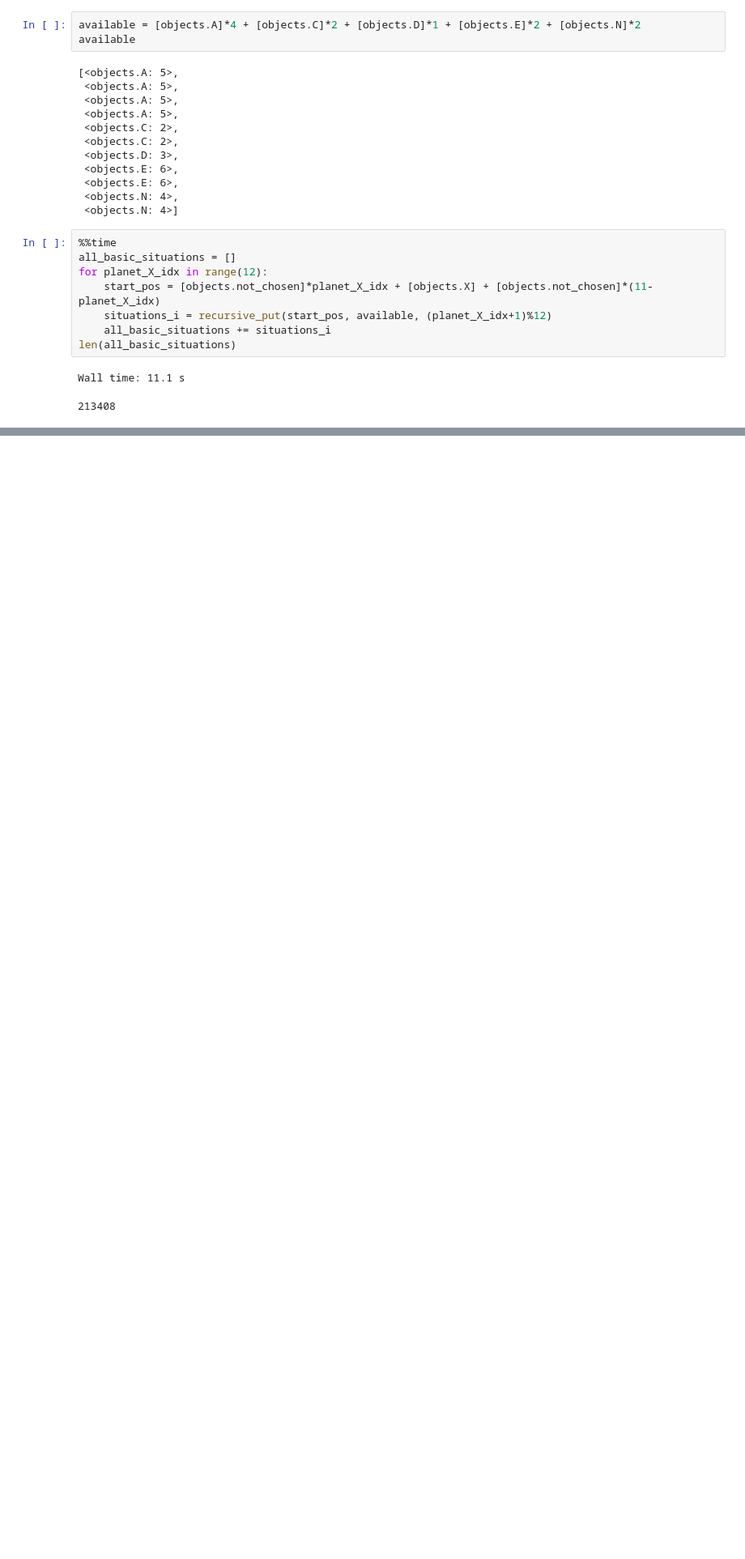
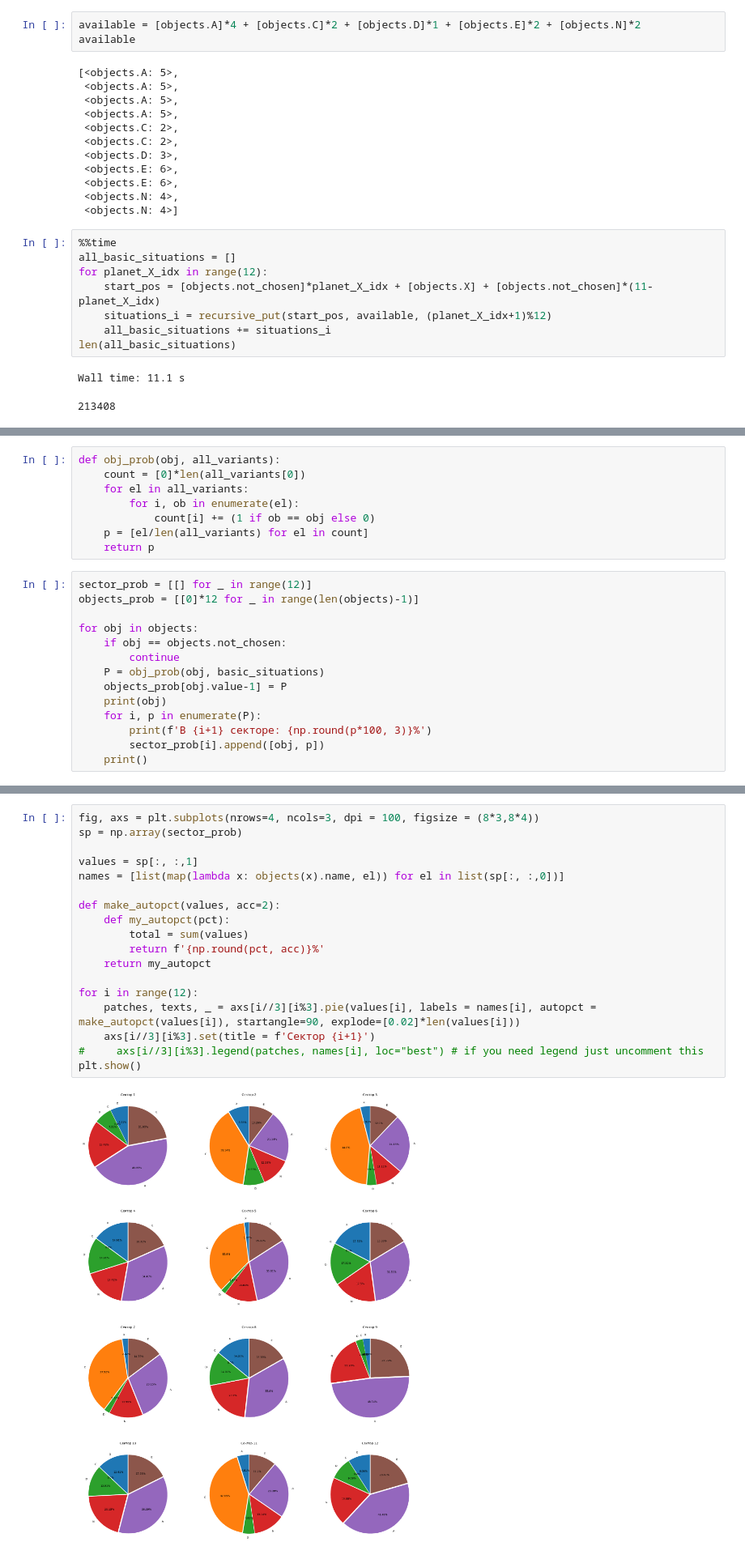
Before and after one commit to FL2107/ML_games, a Jupyter notebook: Planet X v0.1.ipynb, the cells around one changed output, grey strips where cells are left out. Shown: that part at 81% size. Cells and saved outputs as stored; diff of their text form; blank space fills up the shorter version.

```diff
--- a/Planet X v0.1.ipynb
+++ b/Planet X v0.1.ipynb
@@ -239,0 +217,22 @@ for i, el in enumerate(x_count):
+# %%
+def obj_prob(obj, all_variants):
+    count = [0]*len(all_variants[0])
+    for el in all_variants:
+        for i, ob in enumerate(el):
+            count[i] += (1 if ob == obj else 0)
+    p = [el/len(all_variants) for el in count]
+    return p
+# %%
+sector_prob = [[] for _ in range(12)]
+objects_prob = [[0]*12 for _ in range(len(objects)-1)]
+
+for obj in objects:
+    if obj == objects.not_chosen:
+        continue
+    P = obj_prob(obj, basic_situations)
+    objects_prob[obj.value-1] = P
+    print(obj)
+    for i, p in enumerate(P):
+        print(f'В {i+1} секторе: {np.round(p*100, 3)}%')
+        sector_prob[i].append([obj, p])
+    print()
@@ -239,0 +259,20 @@ for i, el in enumerate(x_count):
+# %%
+fig, axs = plt.subplots(nrows=4, ncols=3, dpi = 100, figsize = (8*3,8*4))
+sp = np.array(sector_prob)
+
+values = sp[:, :,1]
+names = [list(map(lambda x: objects(x).name, el)) for el in list(sp[:, :,0])]
+
+def make_autopct(values, acc=2):
+    def my_autopct(pct):
+        total = sum(values)
+        return f'{np.round(pct, acc)}%'
+    return my_autopct
+
+for i in range(12):
+    patches, texts, _ = axs[i//3][i%3].pie(values[i], labels = names[i], autopct = make_autopct(values[i]), startangle=90, explode=[0.02]*len(values[i]))
+    axs[i//3][i%3].set(title = f'Сектор {i+1}')
+#     axs[i//3][i%3].legend(patches, names[i], loc="best") # if you need legend just uncomment this
+plt.show()
+# %% [output]
+[figure, added]
```
Also changed, not shown: parts of 10 cells of this notebook, 2 other files.
